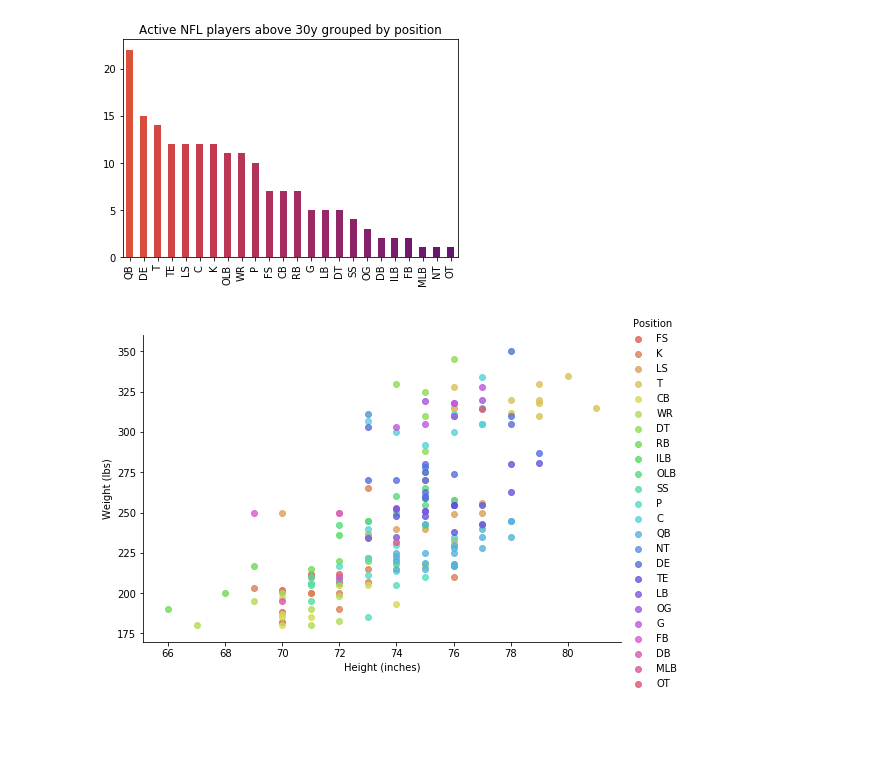
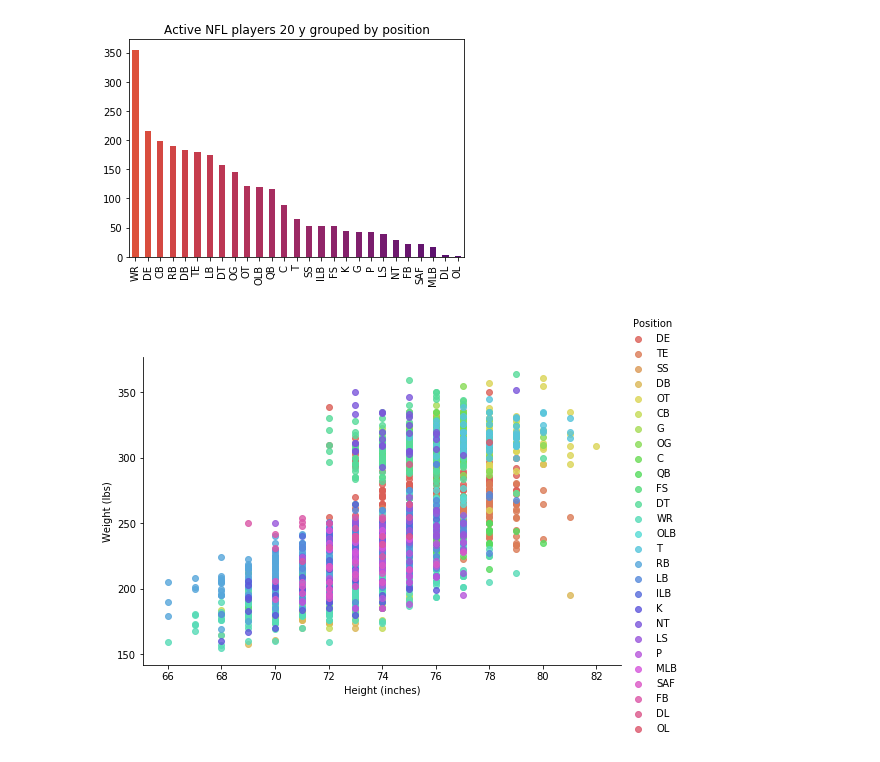
Before and after one commit to naeliasso/CadiPyton, a Jupyter notebook: scripts/nfl.ipynb, the cells around one changed output. Saved outputs shown, nothing was run; the diff lists cells and outputs as text; code cells hidden in the pictures; blank space fills up the shorter version.

```diff
--- a/scripts/nfl.ipynb
+++ b/scripts/nfl.ipynb
@@ -13,47 +13,46 @@ data.head(5)
 list(data.columns)
 
 # Filtering and Selecting
-ageFilterValue = 30
+ageFilterValue = 20
 #Age es el encabezado de una de las columnas en data
 ageFilter = data["Age"] > ageFilterValue
 aboveAge = data[ageFilter]
 len(aboveAge)
-#Cureent Satatus es otro de los encabezados del csv
+#Currrent Satatus es otro de los encabezados del csv
 data["Current Status"].unique()
 activeFilter = data["Current Status"] == "Active"
 
 aboveAndActive = data[ageFilter & activeFilter]
 len(aboveAndActive)
 
 # Plotting
 frequencies = aboveAndActive["Position"].value_counts()
 frequencies.plot.bar(
     title=(
         "Active players above  " +
         str(ageFilterValue) +
         "grouped by position"
     )
 )
 
 # Plotting with style
 color = cm.inferno_r(np.linspace(.4, .8, 30))
+#f es para dara formato a la salida
 frequencies.plot(
     kind="bar",
-    title=(
-        "Active NFL players above " +
-        str(ageFilterValue) +
-        "y grouped by position"
-    ),
+    title=(f"Active NFL players {ageFilterValue} grouped by position"),
     color=color
 )
 plt.savefig('./images/nflBar.png', dpi=500)
 # Scatter plot
 sns.lmplot(
     x="Height (inches)", y="Weight (lbs)", data=aboveAndActive,
     aspect=1.5, fit_reg=False, hue='Position', legend=True,
     palette=sns.color_palette("hls", len(aboveAndActive["Position"].unique()))
 )
 plt.savefig('./images/nflScatter.png', dpi=500)
+#Cerrar la gráfica, aunque al cerrrar el Kernel se elimina
+#plt.close()
 # %% [output]
-[figure, old version]
+[figure, new version]
-[figure, old version]
+[figure, new version]
```
